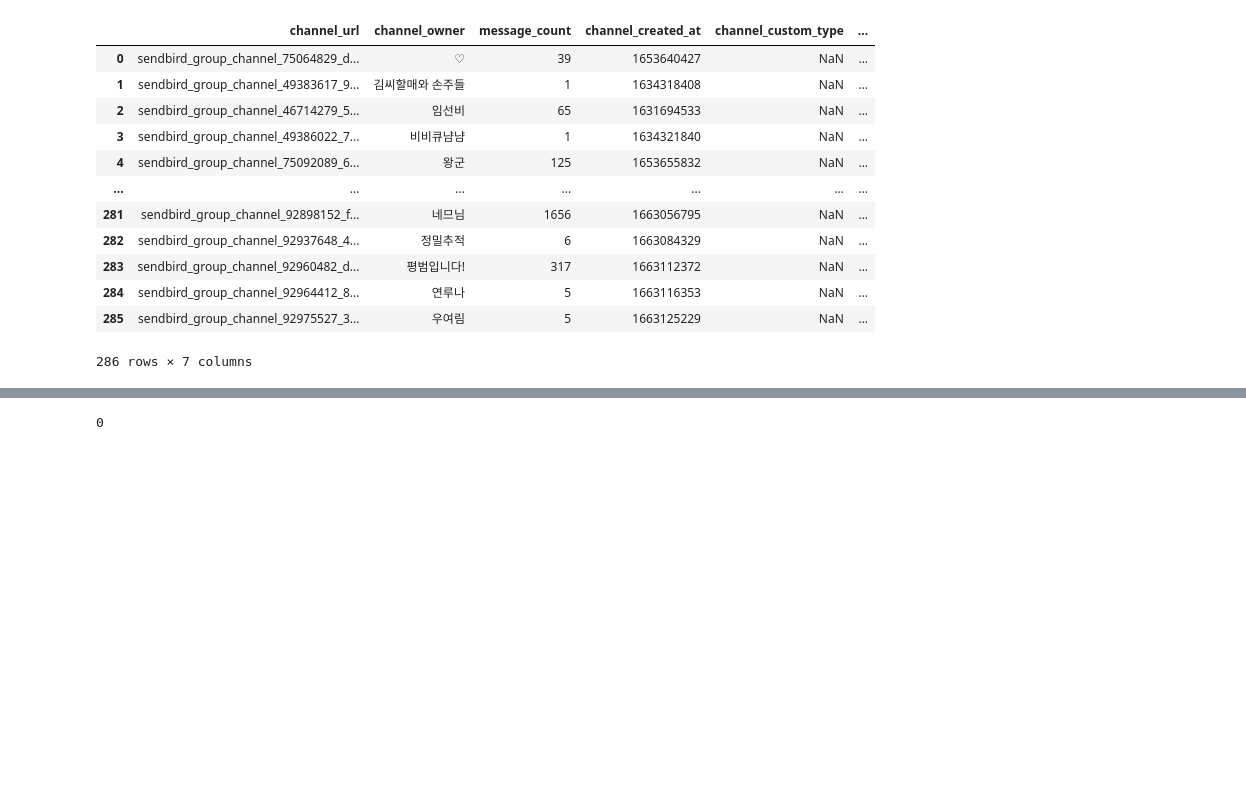
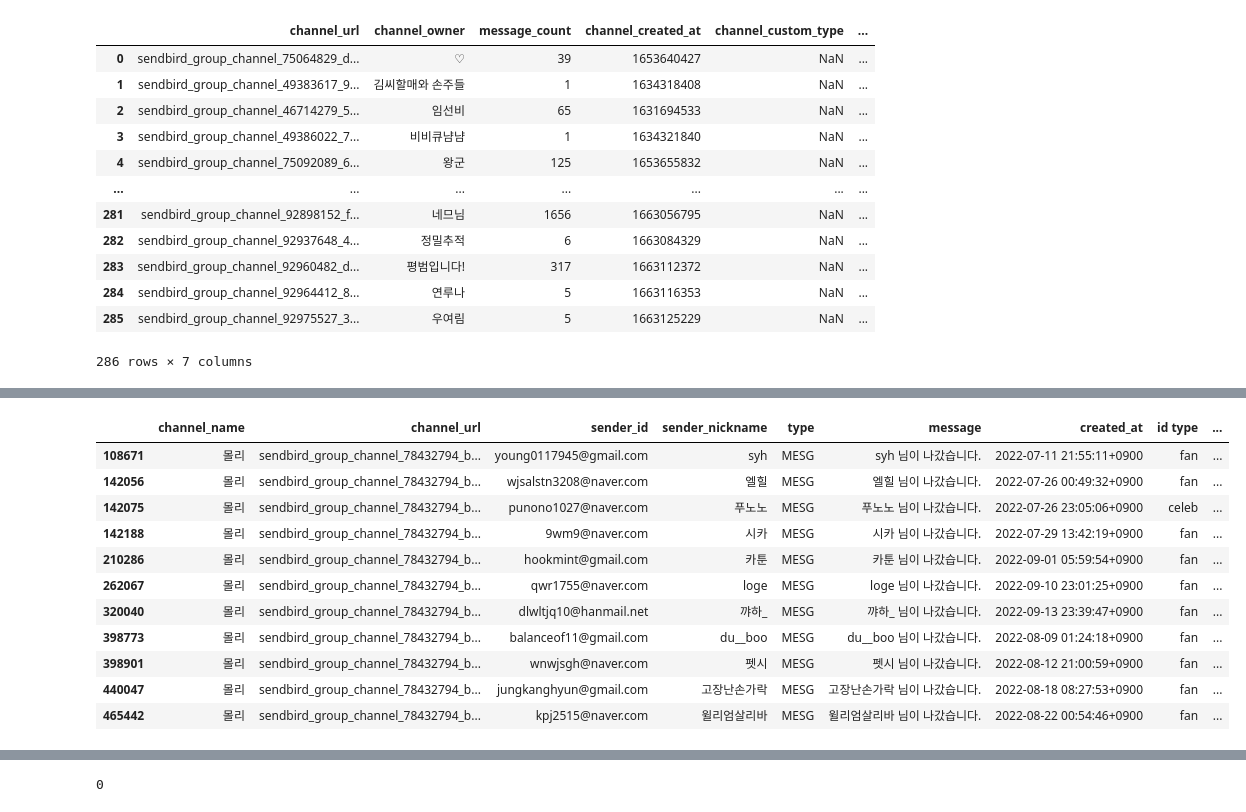
Before and after one commit to bhkwon89/Chat_analysis, a Jupyter notebook: cp2_test.ipynb, the cells around one changed output, grey strips where cells are left out. Cells and saved outputs as stored; diff of their text form; code cells hidden in the pictures; blank space fills up the shorter version.

```diff
--- a/cp2_test.ipynb
+++ b/cp2_test.ipynb
@@ -131,3 +133,14 @@ df_room
 | 284 | sendbird_group_channel_92964412_8... | 연루나 | 5 | 1663116353 | NaN | ... |
 | 285 | sendbird_group_channel_92975527_3... | 우여림 | 5 | 1663125229 | NaN | ... |
 286 rows × 7 columns
+# %%
+from datetime import datetime
+
+
+tmp = pd.to_datetime(df_room['channel_created_at'], unit='s')
+
+df_room['created_at'] = tmp
+# %%
+df_tmp = pd.read_csv('/content/fan_RFM_open_with_celeb (1).csv')
+# %%
+df_tmp = pd.merge(left = df_tmp , right = df_room[['channel_url', 'created_at']], how = "left", on = "channel_url")
@@ -196,0 +238,18 @@ df_chat = pd.merge(left = df_chat , right = df_sticker[['message', 'price']], ho
+# %%
+#df_chat = df_chat_closed
+#몰리
+#히데예요
+df_chat[df_chat['channel_name'].str.contains('몰리')][df_chat[df_chat['channel_name'].str.contains('몰리')]['message'].str.contains('님이 나갔습니다')]
+# %% [output]
+|  | channel_name | channel_url | sender_id | sender_nickname | type | message | created_at | id type | ... |
+| 108671 | 몰리 | sendbird_group_channel_78432794_b... | young0117945@gmail.com | syh | MESG | syh 님이 나갔습니다. | 2022-07-11 21:55:11+0900 | fan | ... |
+| 142056 | 몰리 | sendbird_group_channel_78432794_b... | wjsalstn3208@naver.com | 엘힐 | MESG | 엘힐 님이 나갔습니다. | 2022-07-26 00:49:32+0900 | fan | ... |
+| 142075 | 몰리 | sendbird_group_channel_78432794_b... | punono1027@naver.com | 푸노노 | MESG | 푸노노 님이 나갔습니다. | 2022-07-26 23:05:06+0900 | celeb | ... |
+| 142188 | 몰리 | sendbird_group_channel_78432794_b... | 9wm9@naver.com | 시카 | MESG | 시카 님이 나갔습니다. | 2022-07-29 13:42:19+0900 | fan | ... |
+| 210286 | 몰리 | sendbird_group_channel_78432794_b... | hookmint@gmail.com | 카툰 | MESG | 카툰 님이 나갔습니다. | 2022-09-01 05:59:54+0900 | fan | ... |
+| 262067 | 몰리 | sendbird_group_channel_78432794_b... | qwr1755@naver.com | loge | MESG | loge 님이 나갔습니다. | 2022-09-10 23:01:25+0900 | fan | ... |
+| 320040 | 몰리 | sendbird_group_channel_78432794_b... | dlwltjq10@hanmail.net | 꺄하_ | MESG | 꺄하_ 님이 나갔습니다. | 2022-09-13 23:39:47+0900 | fan | ... |
+| 398773 | 몰리 | sendbird_group_channel_78432794_b... | balanceof11@gmail.com | du__boo | MESG | du__boo 님이 나갔습니다. | 2022-08-09 01:24:18+0900 | fan | ... |
+| 398901 | 몰리 | sendbird_group_channel_78432794_b... | wnwjsgh@naver.com | 펫시 | MESG | 펫시 님이 나갔습니다. | 2022-08-12 21:00:59+0900 | fan | ... |
+| 440047 | 몰리 | sendbird_group_channel_78432794_b... | jungkanghyun@gmail.com | 고장난손가락 | MESG | 고장난손가락 님이 나갔습니다. | 2022-08-18 08:27:53+0900 | fan | ... |
+| 465442 | 몰리 | sendbird_group_channel_78432794_b... | kpj2515@naver.com | 윌리엄살리바 | MESG | 윌리엄살리바 님이 나갔습니다. | 2022-08-22 00:54:46+0900 | fan | ... |
```
Also changed, not shown: parts of 28 cells of this notebook.
